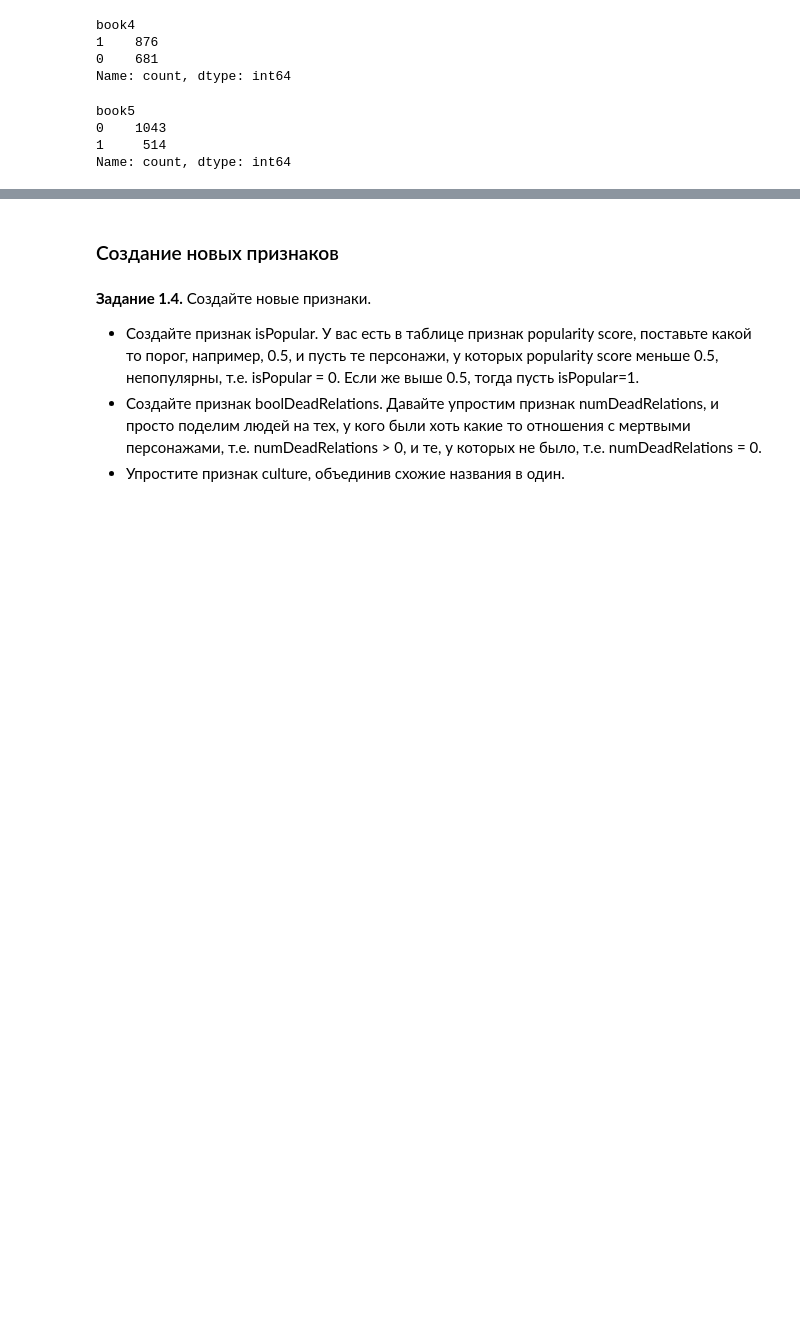
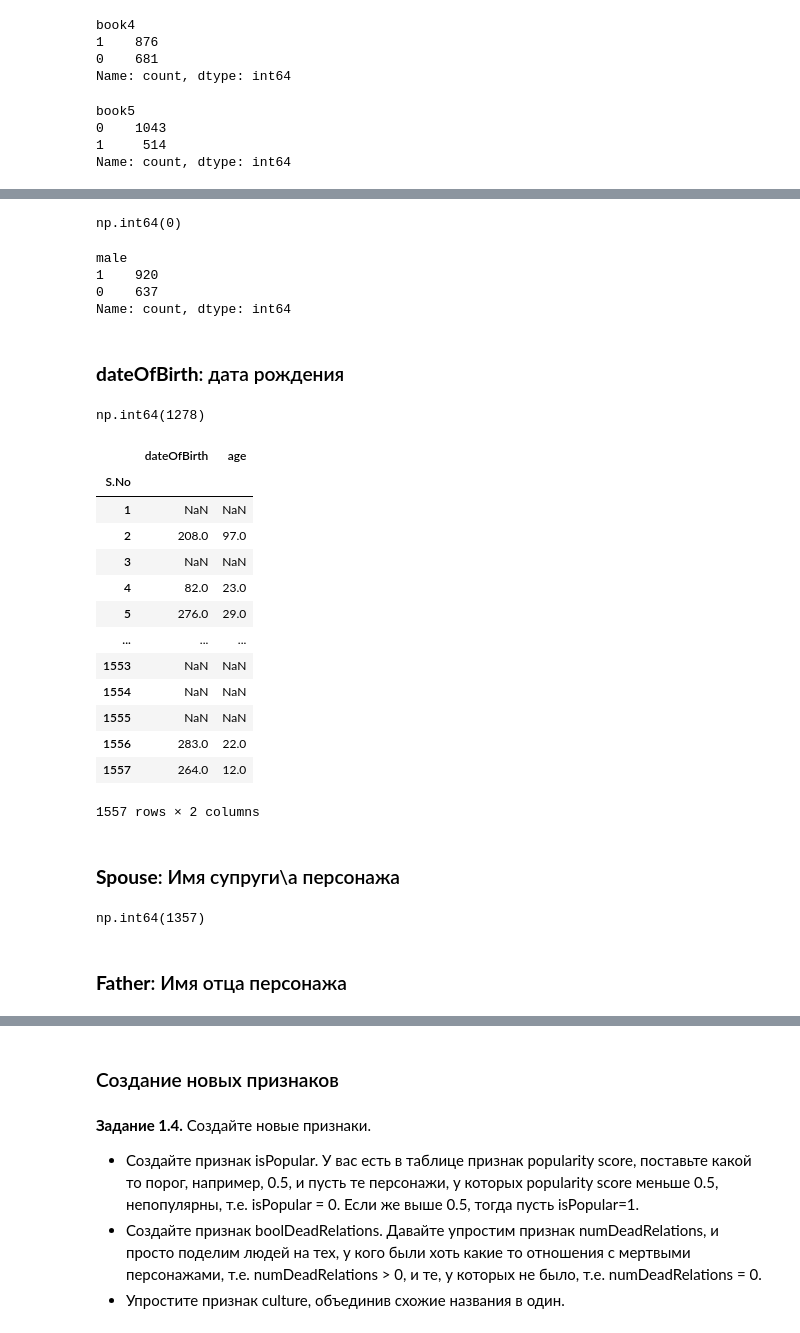
Before and after one commit to alex-chin/dsl_part_1_ml_cv, a Jupyter notebook: week_01_ml_intro/Homework/hw_1_game_of_thrones.ipynb, the cells around one changed output, grey strips where cells are left out. Drawn from its saved outputs; the diff is of its cells as text; code cells hidden in the pictures; blank space fills up the shorter version.

```diff
--- a/week_01_ml_intro/Homework/hw_1_game_of_thrones.ipynb
+++ b/week_01_ml_intro/Homework/hw_1_game_of_thrones.ipynb
@@ -525,0 +573,11 @@ FEATURES_LIST.append(['book5', False, False, True, False, '-'])
+# %%
+df.male.isna().sum()
+# %% [output]
+np.int64(0)
+# %%
+df.male.value_counts()
+# %% [output]
+male
+1    920
+0    637
+Name: count, dtype: int64
@@ -525,0 +587,24 @@ FEATURES_LIST.append(['book5', False, False, True, False, '-'])
+# %% [markdown]
+
+### **dateOfBirth**: дата рождения
+# %%
+df.dateOfBirth.isna().sum()
+# %% [output]
+np.int64(1278)
+# %%
+df[['dateOfBirth', 'age']]
+# %% [output]
+|  | dateOfBirth | age |
+| S.No |  |  |
+| 1 | NaN | NaN |
+| 2 | 208.0 | 97.0 |
+| 3 | NaN | NaN |
+| 4 | 82.0 | 23.0 |
+| 5 | 276.0 | 29.0 |
+| ... | ... | ... |
+| 1553 | NaN | NaN |
+| 1554 | NaN | NaN |
+| 1555 | NaN | NaN |
+| 1556 | 283.0 | 22.0 |
+| 1557 | 264.0 | 12.0 |
+1557 rows × 2 columns
@@ -525,0 +614,6 @@ FEATURES_LIST.append(['book5', False, False, True, False, '-'])
+# %% [markdown]
+### **Spouse**: Имя супруги\а персонажа
+# %%
+df.spouse.isna().sum()
+# %% [output]
+np.int64(1357)
@@ -525,0 +623,2 @@ FEATURES_LIST.append(['book5', False, False, True, False, '-'])
+# %% [markdown]
+### **Father**: Имя отца персонажа
```
Also changed, not shown: parts of 40 cells of this notebook.
